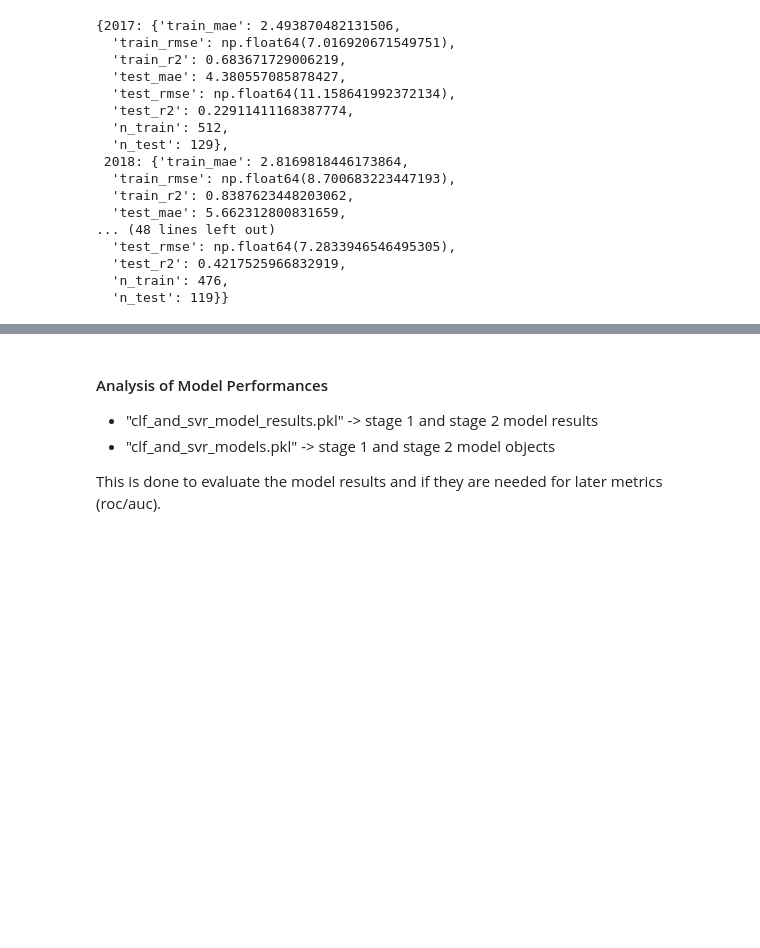
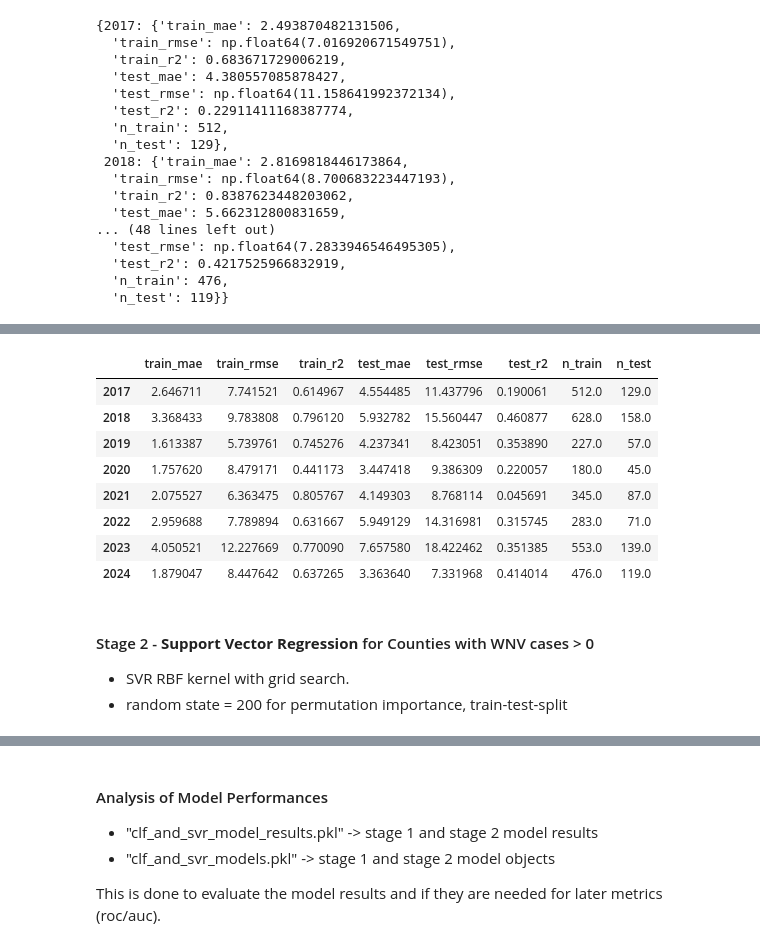
Before and after one commit to Amoreno73/wnv_embeddings, a Jupyter notebook: notebooks/national_embeddings/wnv_analysis.ipynb, the cells around one changed output, grey strips where cells are left out. Saved outputs shown, nothing was run; the diff lists cells and outputs as text; code cells hidden in the pictures; blank space fills up the shorter version.

Commit message:
xgboost regressor

```diff
--- a/notebooks/national_embeddings/wnv_analysis.ipynb
+++ b/notebooks/national_embeddings/wnv_analysis.ipynb
@@ -851,6 +852,8 @@ results = {
 	"stage1_rf": {}, # classification with random forest
 	"stage2_svr": {}, # regression with svm
   "stage2_rf": {}, # regression with random forest
+	"stage2_xg": {}, # regression with xgboost
+
   "e_stage1_rf": {}, # ENHANCED classification with random forest
 	"e_stage2_svr": {}, # ENHANCED regression with svm
   "e_stage2_rf": {}, # ENHANCED regression with random forest
@@ -861,6 +864,8 @@ models = {
 	"stage1_rf": {}, # classification with random forest
 	"stage2_svr": {}, # regression with svm
   "stage2_rf": {}, # regression with random forest
+	"stage2_xg": {},
+
 	"e_stage1_rf": {}, # ENHANCED classification with random forest
 	"e_stage2_svr": {}, # ENHANCED regression with svm
   "e_stage2_rf": {}, # ENHANCED regression with random forest
@@ -1341,0 +1534,16 @@ results["stage2_rf"]
+# %%
+pd.DataFrame(results['stage2_xgb']).T
+# %% [output]
+|  | train_mae | train_rmse | train_r2 | test_mae | test_rmse | test_r2 | n_train | n_test |
+| 2017 | 2.646711 | 7.741521 | 0.614967 | 4.554485 | 11.437796 | 0.190061 | 512.0 | 129.0 |
+| 2018 | 3.368433 | 9.783808 | 0.796120 | 5.932782 | 15.560447 | 0.460877 | 628.0 | 158.0 |
+| 2019 | 1.613387 | 5.739761 | 0.745276 | 4.237341 | 8.423051 | 0.353890 | 227.0 | 57.0 |
+| 2020 | 1.757620 | 8.479171 | 0.441173 | 3.447418 | 9.386309 | 0.220057 | 180.0 | 45.0 |
+| 2021 | 2.075527 | 6.363475 | 0.805767 | 4.149303 | 8.768114 | 0.045691 | 345.0 | 87.0 |
+| 2022 | 2.959688 | 7.789894 | 0.631667 | 5.949129 | 14.316981 | 0.315745 | 283.0 | 71.0 |
+| 2023 | 4.050521 | 12.227669 | 0.770090 | 7.657580 | 18.422462 | 0.351385 | 553.0 | 139.0 |
+| 2024 | 1.879047 | 8.447642 | 0.637265 | 3.363640 | 7.331968 | 0.414014 | 476.0 | 119.0 |
+# %% [markdown]
+#### Stage 2 - **Support Vector Regression** for Counties with WNV cases > 0
+* SVR RBF kernel with grid search.
+* random state = 200 for permutation importance, train-test-split
```
Also changed, not shown: parts of 6 cells of this notebook, 3 other files.
